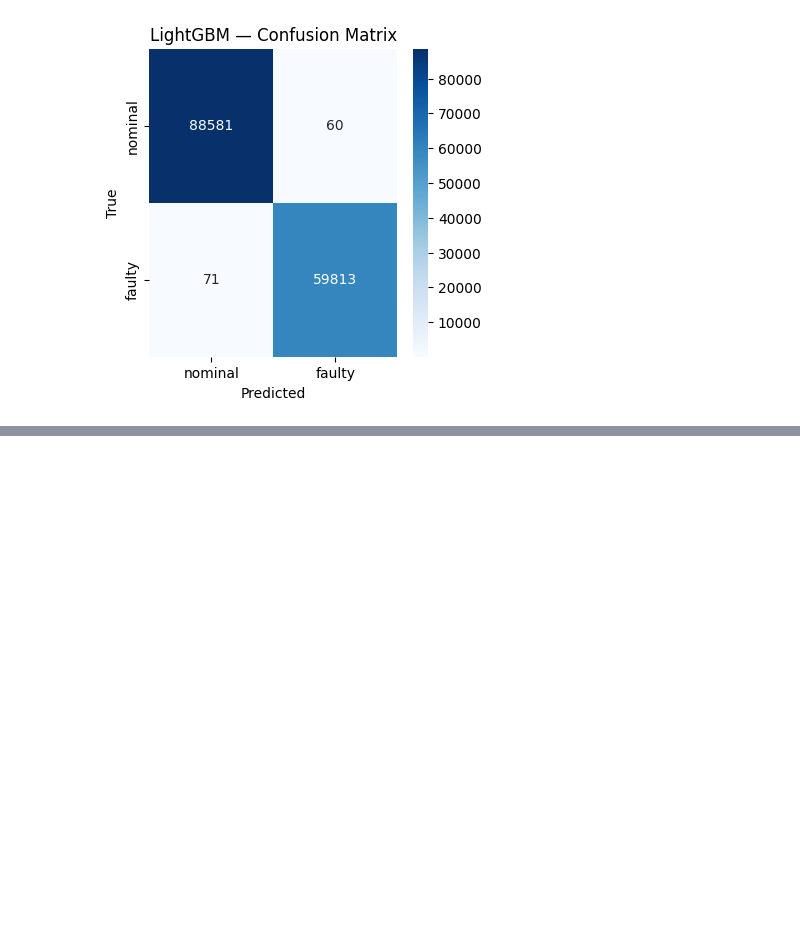
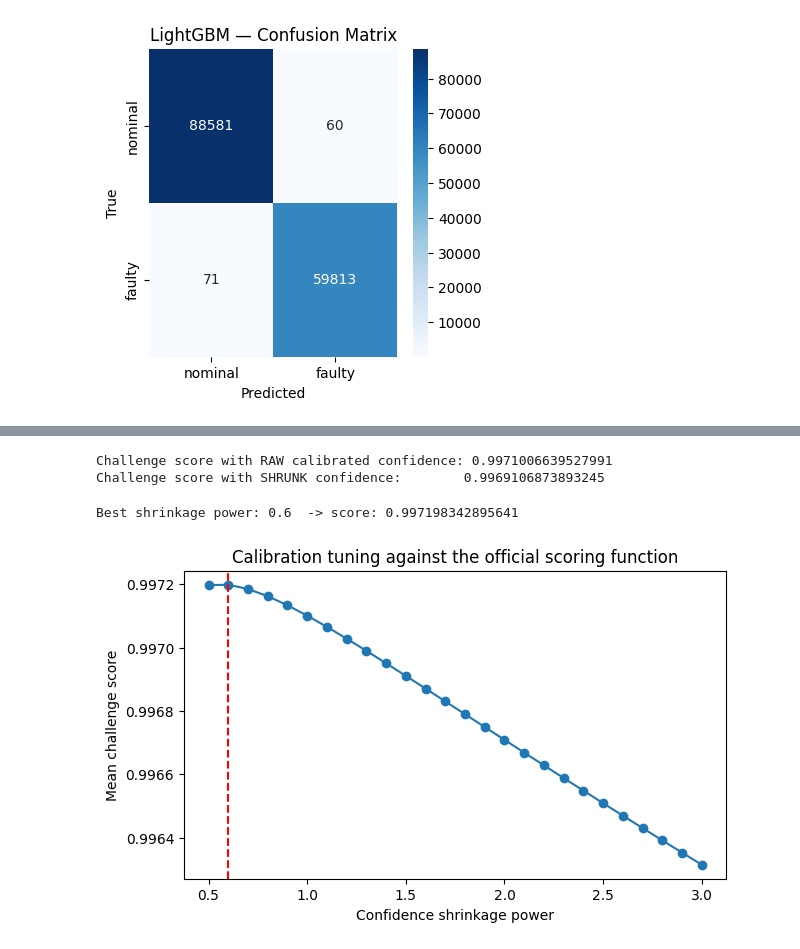
Before and after one commit to kulsoomz99/Helicopter-Turbine-Engine-Health-Estimation, a Jupyter notebook: Helicopter_Turbine_Engine_Health_Estimation.ipynb, the cells around one changed output, grey strips where cells are left out. Drawn from its saved outputs; the diff is of its cells as text; code cells hidden in the pictures; blank space fills up the shorter version.

Commit message:
Confidence Calibration added

```diff
--- a/Helicopter_Turbine_Engine_Health_Estimation.ipynb
+++ b/Helicopter_Turbine_Engine_Health_Estimation.ipynb
@@ -791,0 +809,64 @@ weighted avg       1.00      1.00      1.00    148525
+# %%
+# Calibrate the winning classifier's probabilities
+calibrated_clf = CalibratedClassifierCV(BEST_CLF_MODEL, method='isotonic', cv=5)
+calibrated_clf.fit(Xtr_clf, ytr['faulty'])
+calibrated_proba = calibrated_clf.predict_proba(Xval_clf)[:,1]
+# %%
+# --- Implement the CHALLENGE'S OWN scoring function (from the data challenge page) ---
+def challenge_classification_score(pred_label, confidence, true_label):
+    if confidence < 0 or confidence > 1:
+        return -100
+    if pred_label not in (0, 1):
+        return -100
+    if pred_label != true_label:
+        confidence = -confidence
+    if true_label == 0:          # true state is healthy
+        return confidence
+    else:                        # true state is faulty
+        if confidence >= 0:
+            return confidence
+        else:
+            return 4 * confidence**11 + 1.0 * confidence
+
+def score_batch(pred_labels, confidences, true_labels):
+    return np.mean([challenge_classification_score(pl, c, tl)
+                     for pl, c, tl in zip(pred_labels, confidences, true_labels)])
+
+# Baseline: use calibrated probability directly as confidence, class = argmax
+pred_labels = (calibrated_proba >= 0.5).astype(int)
+conf_raw = np.where(pred_labels==1, calibrated_proba, 1-calibrated_proba)
+base_score = score_batch(pred_labels, conf_raw, yval['faulty'].values)
+print('Challenge score with RAW calibrated confidence:', base_score)
+
+# Conservative shrinkage near the decision boundary reduces the risk of confident false
+# negatives being punished by the score's 4*conf^11 term.
+def shrink_confidence(conf, power=1.5):
+    # Pulls mid-range confidences down while leaving very confident (near 0 or 1) predictions
+    # mostly unchanged -> reduces damage from borderline wrong calls.
+    return conf ** power
+
+conf_shrunk = shrink_confidence(conf_raw, power=1.5)
+shrunk_score = score_batch(pred_labels, conf_shrunk, yval['faulty'].values)
+print('Challenge score with SHRUNK confidence:       ', shrunk_score)
+# %% [output]
+Challenge score with RAW calibrated confidence: 0.9971006639527991
+Challenge score with SHRUNK confidence:        0.9969106873893245
+# %%
+# Small grid search over the shrinkage power to pick the best-scoring calibration
+# (this is the "Bayesian-optimization-style" black-box tuning step, done here via a
+# simple grid for transparency; swap in `scipy.optimize.minimize_scalar` or `skopt` for
+# a true surrogate-based search if you want to show that technique explicitly).
+powers = np.linspace(0.5, 3.0, 26)
+scores = [score_batch(pred_labels, shrink_confidence(conf_raw, p), yval['faulty'].values) for p in powers]
+best_power = powers[int(np.argmax(scores))]
+print('Best shrinkage power:', best_power, ' -> score:', max(scores))
+
+plt.figure(figsize=(7,4))
+plt.plot(powers, scores, marker='o')
+plt.axvline(best_power, color='red', linestyle='--')
+plt.xlabel('Confidence shrinkage power'); plt.ylabel('Mean challenge score')
+plt.title('Calibration tuning against the official scoring function')
+plt.show()
+# %% [output]
+Best shrinkage power: 0.6  -> score: 0.997198342895641
+[figure, added]
```
Also changed, not shown: parts of 1 cell of this notebook.
